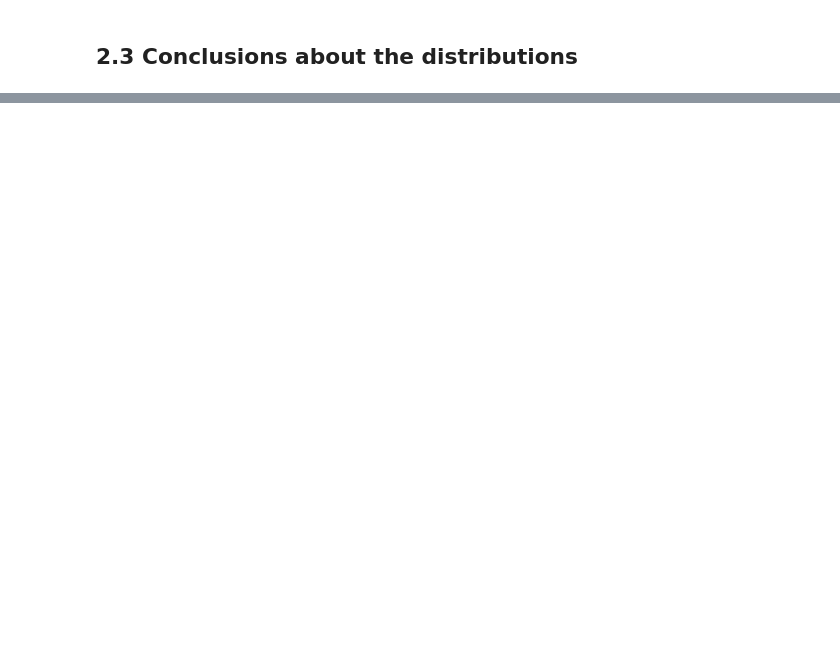
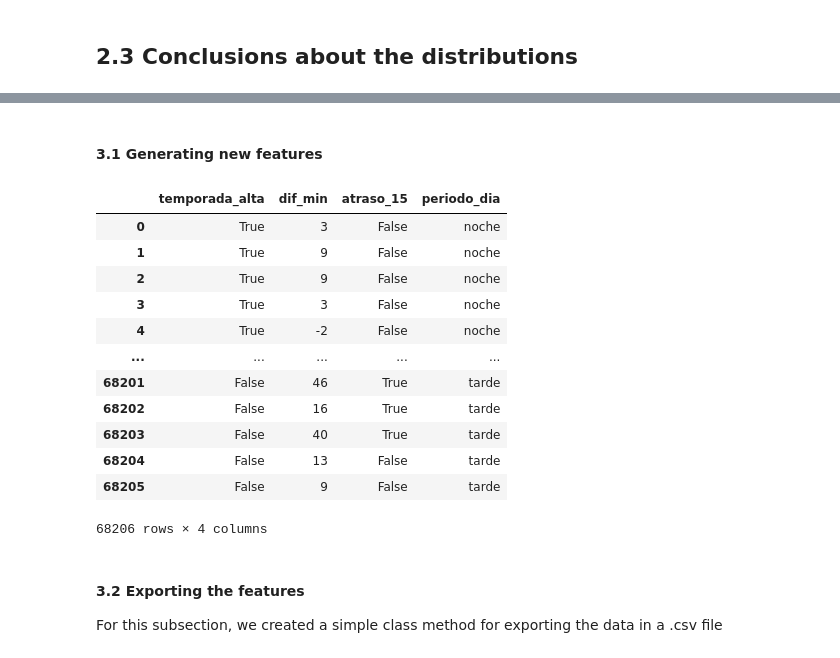
Before and after one commit to vicente-cp/ds-challenge-latam, a Jupyter notebook: solution.ipynb, the cells around one changed output, grey strips where cells are left out. Cells and saved outputs as stored; diff of their text form; code cells hidden in the pictures; blank space fills up the shorter version.

```diff
--- a/solution.ipynb
+++ b/solution.ipynb
@@ -297,0 +369,5 @@ About the cities:
+# %%
+flight_data.data.loc[[6068], "Vlo-O"] = flight_data.data.iloc[[6068]]["Vlo-I"]
+
+# After the prediction
+flight_data.data.iloc[[6068]]
@@ -297,0 +377,2 @@ About the cities:
+# %% [markdown]
+#### 3.1 Generating new features
@@ -297,0 +394,22 @@ About the cities:
+# %%
+
+# Let's take a look at the new data
+flight_data.data[["temporada_alta", "dif_min", "atraso_15", "periodo_dia"]]
+# %% [output]
+|  | temporada_alta | dif_min | atraso_15 | periodo_dia |
+| 0 | True | 3 | False | noche |
+| 1 | True | 9 | False | noche |
+| 2 | True | 9 | False | noche |
+| 3 | True | 3 | False | noche |
+| 4 | True | -2 | False | noche |
+| ... | ... | ... | ... | ... |
+| 68201 | False | 46 | True | tarde |
+| 68202 | False | 16 | True | tarde |
+| 68203 | False | 40 | True | tarde |
+| 68204 | False | 13 | False | tarde |
+| 68205 | False | 9 | False | tarde |
+68206 rows × 4 columns
+# %% [markdown]
+#### 3.2 Exporting the features
+
+For this subsection, we created a simple class method for exporting the data in a .csv file
```
Also changed, not shown: parts of 11 cells of this notebook, 3 other files.
